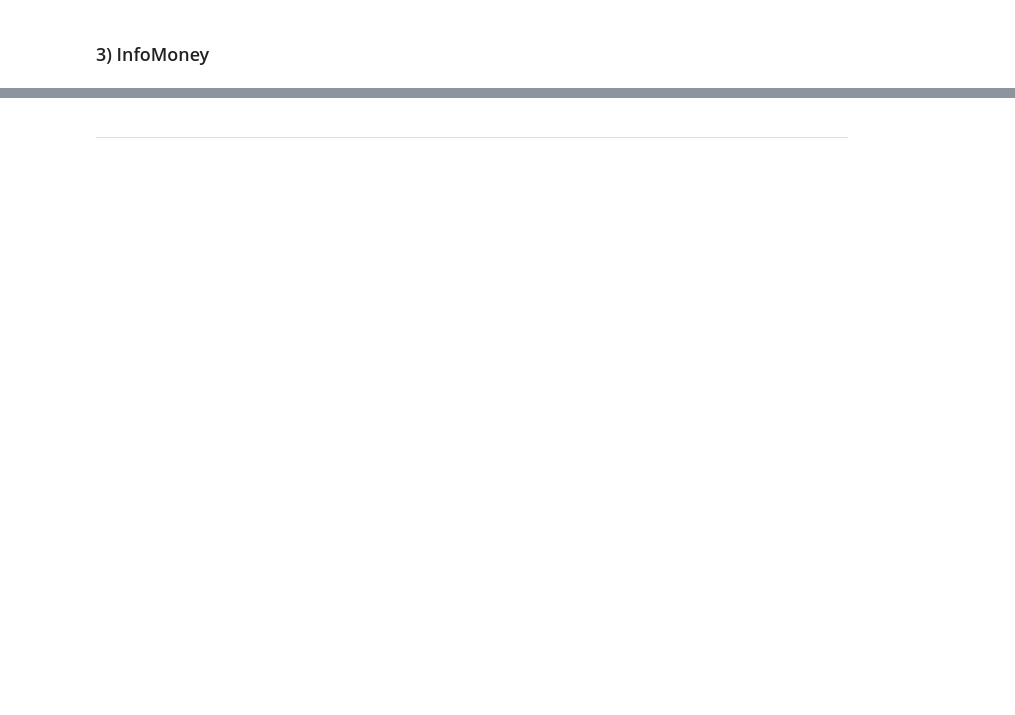
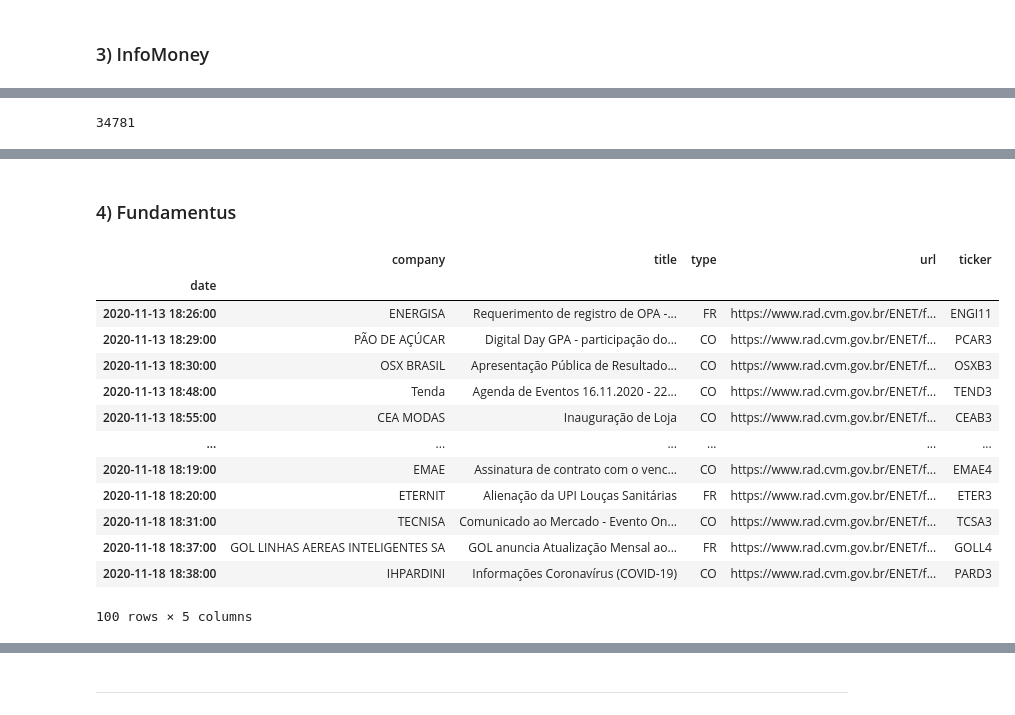
Before and after one commit to mso13/BrazilianFinancialNews, a Jupyter notebook: src/EDA/Exploratory Data Analysis (EDA) on Financial News Textual Content.ipynb, the cells around one changed output, grey strips where cells are left out. Saved outputs shown, nothing was run; the diff lists cells and outputs as text; code cells hidden in the pictures; blank space fills up the shorter version.

```diff
--- a/src/EDA/Exploratory Data Analysis (EDA) on Financial News Textual Content.ipynb
+++ b/src/EDA/Exploratory Data Analysis (EDA) on Financial News Textual Content.ipynb
@@ -90,7 +101,7 @@ Notícias em 2020: 86
 # %% [markdown]
 ### 2) MoneyTimes
 # %%
-with open('../crawlers/money-times/data/results-todos.json', encoding='utf8') as json_file:
+with open('../crawlers/money-times/data/results-full-moneytimes-2020.json', encoding='utf8') as json_file:
     data = json.load(json_file)
 
 df_moneytimes = pd.DataFrame(data)
@@ -143,7 +169,7 @@ Notícias em 2020: 90
 # %% [markdown]
 ### 3) InfoMoney
 # %%
-with open('../crawlers/infomoney/data/results-infomoney.json', encoding='utf8') as json_file:
+with open('../crawlers/infomoney/data/results-full-infomoney-2020.json', encoding='utf8') as json_file:
     data = json.load(json_file)
 
 df_infomoney = pd.DataFrame(data)
@@ -208,3 +240,7 @@ df_infomoney['topic'].value_counts()[:10].plot(kind='barh')
+# %%
+print (sum([13300, 10072, 11409]))
+# %% [output]
+34781
 # %%
 sns.set(style='darkgrid')
 
@@ -220,3 +256,36 @@ plt.tight_layout()
 plt.show()
 # %% [output]
 [drawing not drawn]
+# %% [markdown]
+### 4) Fundamentus
+# %%
+with open('../crawlers/fundamentus/data/results-fundamentus.json', encoding='utf8') as json_file:
+    data = json.load(json_file)
+
+df_fundamentus = pd.DataFrame(data)
+# %%
+# Convert date to datetime format
+df_fundamentus['date'] = pd.to_datetime(df_fundamentus['date'], format='%d/%m/%Y %H:%M')
+
+# Set date column as index
+df_fundamentus.set_index('date', inplace=True)
+
+# Order by date
+df_fundamentus.sort_index(inplace=True)
+# %%
+df_fundamentus.head(100)
+# %% [output]
+|  | company | title | type | url | ticker |
+| date |  |  |  |  |  |
+| 2020-11-13 18:26:00 | ENERGISA | Requerimento de registro de OPA -... | FR | https://www.rad.cvm.gov.br/ENET/f... | ENGI11 |
+| 2020-11-13 18:29:00 | PÃO DE AÇÚCAR | Digital Day GPA - participação do... | CO | https://www.rad.cvm.gov.br/ENET/f... | PCAR3 |
+| 2020-11-13 18:30:00 | OSX BRASIL | Apresentação Pública de Resultado... | CO | https://www.rad.cvm.gov.br/ENET/f... | OSXB3 |
+| 2020-11-13 18:48:00 | Tenda | Agenda de Eventos 16.11.2020 - 22... | CO | https://www.rad.cvm.gov.br/ENET/f... | TEND3 |
+| 2020-11-13 18:55:00 | CEA MODAS | Inauguração de Loja | CO | https://www.rad.cvm.gov.br/ENET/f... | CEAB3 |
+| ... | ... | ... | ... | ... | ... |
+| 2020-11-18 18:19:00 | EMAE | Assinatura de contrato com o venc... | CO | https://www.rad.cvm.gov.br/ENET/f... | EMAE4 |
+| 2020-11-18 18:20:00 | ETERNIT | Alienação da UPI Louças Sanitárias | FR | https://www.rad.cvm.gov.br/ENET/f... | ETER3 |
+| 2020-11-18 18:31:00 | TECNISA | Comunicado ao Mercado - Evento On... | CO | https://www.rad.cvm.gov.br/ENET/f... | TCSA3 |
+| 2020-11-18 18:37:00 | GOL LINHAS AEREAS INTELIGENTES SA | GOL anuncia Atualização Mensal ao... | FR | https://www.rad.cvm.gov.br/ENET/f... | GOLL4 |
+| 2020-11-18 18:38:00 | IHPARDINI | Informações Coronavírus (COVID-19) | CO | https://www.rad.cvm.gov.br/ENET/f... | PARD3 |
+100 rows × 5 columns
```
Also changed, not shown: parts of 19 cells of this notebook, 13 other files.
